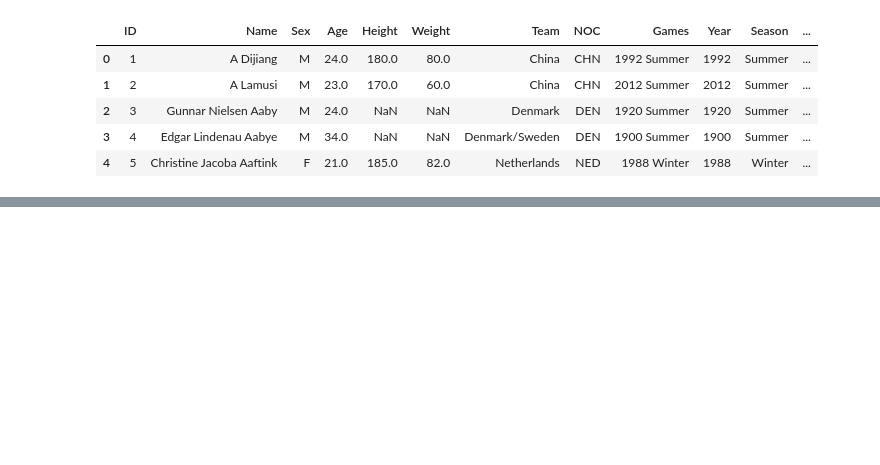
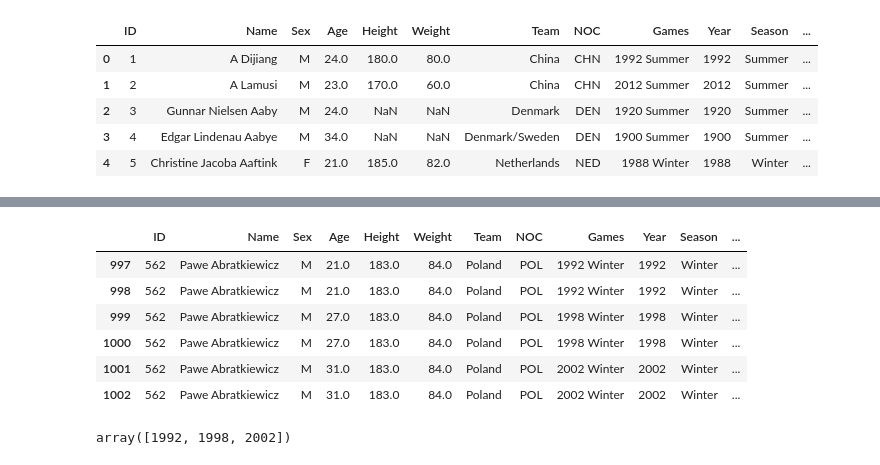
Before and after one commit to JacksonIsaac/colab_notebooks, a Jupyter notebook: [mlcourse_ai]assignment1_pandas_olympic.ipynb, the cells around one changed output, grey strips where cells are left out. Saved outputs shown, nothing was run; the diff lists cells and outputs as text; code cells hidden in the pictures; blank space fills up the shorter version.

```diff
--- a/[mlcourse_ai]assignment1_pandas_olympic.ipynb
+++ b/[mlcourse_ai]assignment1_pandas_olympic.ipynb
@@ -135,0 +293,17 @@ __10. What is the absolute difference between the number of unique sports at the
+# %%
+# You code here
+data_pawe = data.loc[data['Name'] == 'Pawe Abratkiewicz']
+# %%
+data_pawe
+# %% [output]
+|  | ID | Name | Sex | Age | Height | Weight | Team | NOC | Games | Year | Season | ... |
+| 997 | 562 | Pawe Abratkiewicz | M | 21.0 | 183.0 | 84.0 | Poland | POL | 1992 Winter | 1992 | Winter | ... |
+| 998 | 562 | Pawe Abratkiewicz | M | 21.0 | 183.0 | 84.0 | Poland | POL | 1992 Winter | 1992 | Winter | ... |
+| 999 | 562 | Pawe Abratkiewicz | M | 27.0 | 183.0 | 84.0 | Poland | POL | 1998 Winter | 1998 | Winter | ... |
+| 1000 | 562 | Pawe Abratkiewicz | M | 27.0 | 183.0 | 84.0 | Poland | POL | 1998 Winter | 1998 | Winter | ... |
+| 1001 | 562 | Pawe Abratkiewicz | M | 31.0 | 183.0 | 84.0 | Poland | POL | 2002 Winter | 2002 | Winter | ... |
+| 1002 | 562 | Pawe Abratkiewicz | M | 31.0 | 183.0 | 84.0 | Poland | POL | 2002 Winter | 2002 | Winter | ... |
+# %%
+data_pawe['Year'].unique()
+# %% [output]
+array([1992, 1998, 2002])
```
Also changed, not shown: parts of 58 cells of this notebook.
